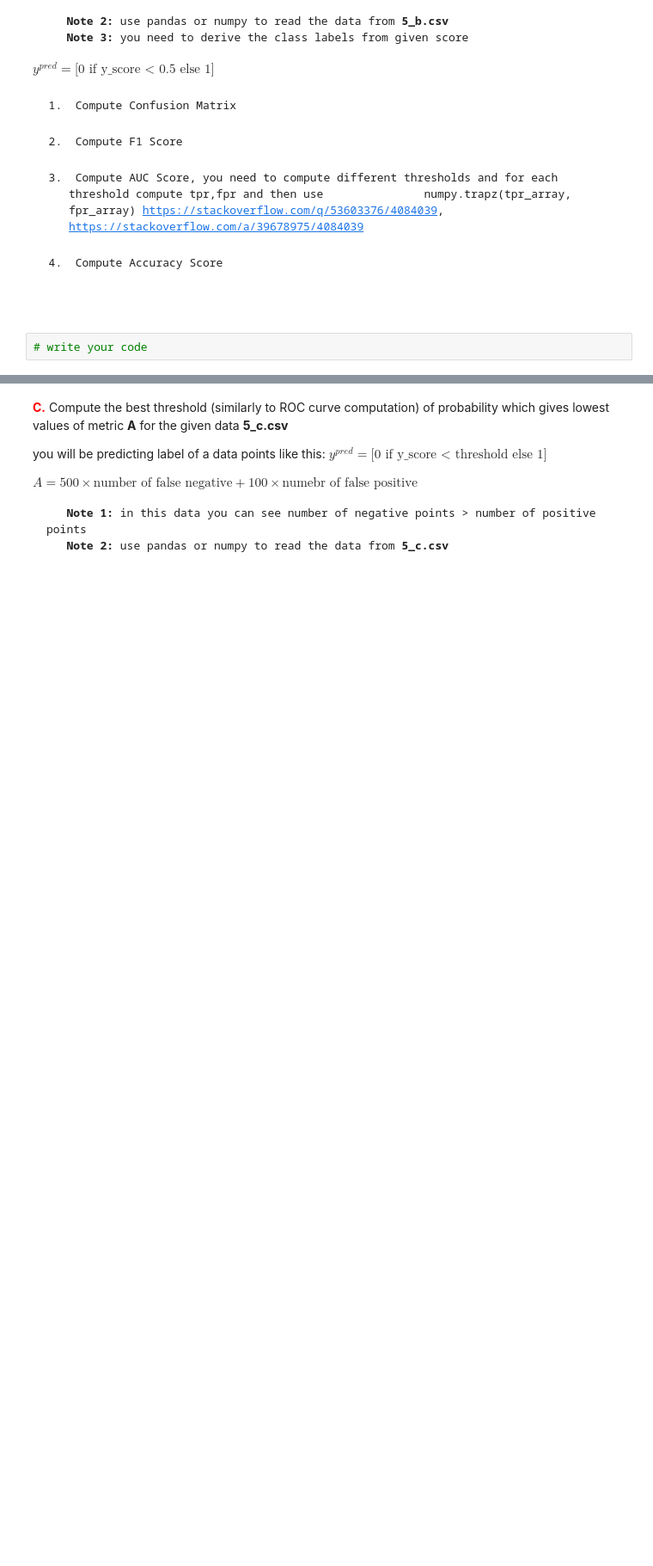
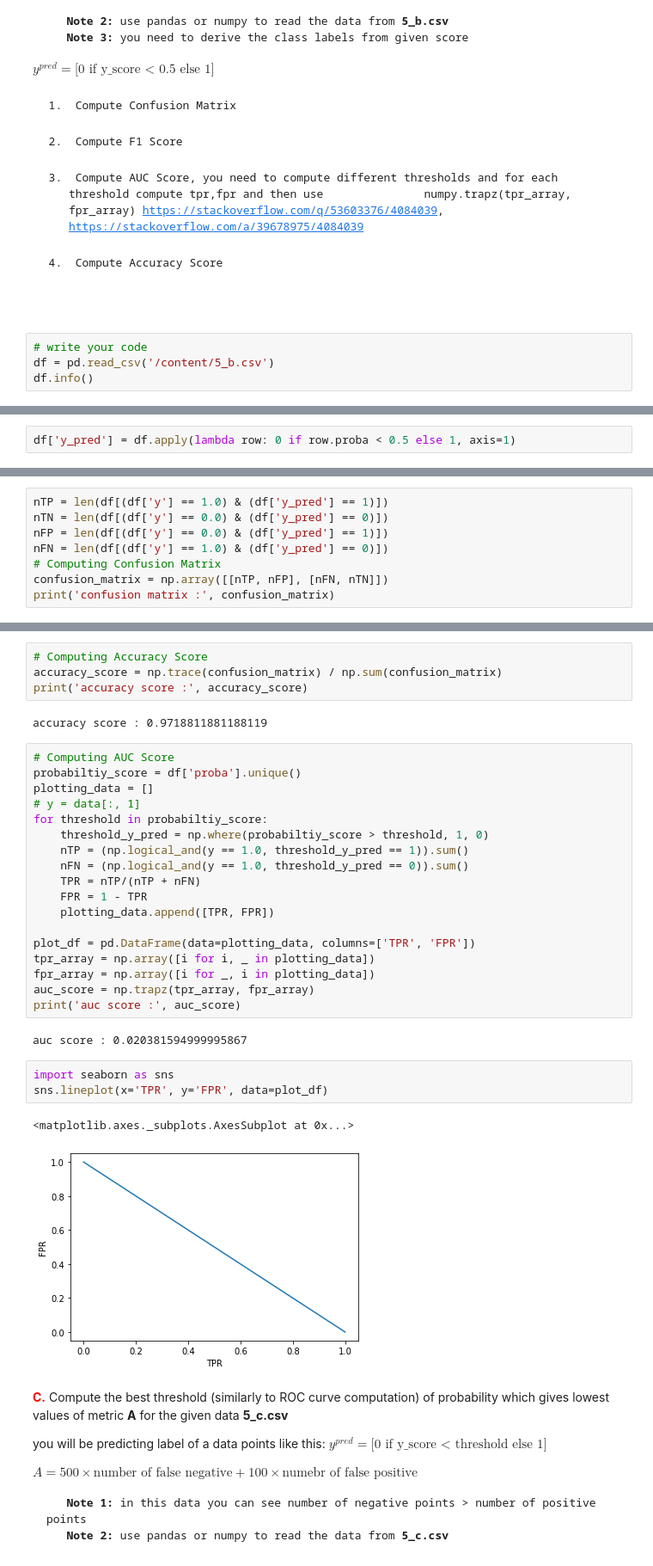
Before and after one commit to abraham-john-paul/AppliedAICourse, a Jupyter notebook: 5_Performance_metrics_Instructions.ipynb, the cells around one changed output, grey strips where cells are left out. Shown at 86% size. Saved outputs shown, nothing was run; the diff lists cells and outputs as text; blank space fills up the shorter version.

```diff
--- a/5_Performance_metrics_Instructions.ipynb
+++ b/5_Performance_metrics_Instructions.ipynb
@@ -52,3 +112,5 @@ y = data[:, 0]
 </pre>
 # %%
 # write your code
+df = pd.read_csv('/content/5_b.csv')
+df.info()
@@ -54,0 +127,2 @@ y = data[:, 0]
+# %%
+df['y_pred'] = df.apply(lambda row: 0 if row.proba < 0.5 else 1, axis=1)
@@ -54,0 +131,8 @@ y = data[:, 0]
+# %%
+nTP = len(df[(df['y'] == 1.0) & (df['y_pred'] == 1)])
+nTN = len(df[(df['y'] == 0.0) & (df['y_pred'] == 0)])
+nFP = len(df[(df['y'] == 0.0) & (df['y_pred'] == 1)])
+nFN = len(df[(df['y'] == 1.0) & (df['y_pred'] == 0)])
+# Computing Confusion Matrix
+confusion_matrix = np.array([[nTP, nFP], [nFN, nTN]])
+print('confusion matrix :', confusion_matrix)
@@ -55,3 +157,35 @@ y = data[:, 0]
+# %%
+# Computing Accuracy Score
+accuracy_score = np.trace(confusion_matrix) / np.sum(confusion_matrix)
+print('accuracy score :', accuracy_score)
+# %% [output]
+accuracy score : 0.9718811881188119
+# %%
+# Computing AUC Score
+probabiltiy_score = df['proba'].unique()
+plotting_data = []
+# y = data[:, 1]
+for threshold in probabiltiy_score:
+    threshold_y_pred = np.where(probabiltiy_score > threshold, 1, 0)
+    nTP = (np.logical_and(y == 1.0, threshold_y_pred == 1)).sum()
+    nFN = (np.logical_and(y == 1.0, threshold_y_pred == 0)).sum()
+    TPR = nTP/(nTP + nFN)
+    FPR = 1 - TPR
+    plotting_data.append([TPR, FPR])
+
+plot_df = pd.DataFrame(data=plotting_data, columns=['TPR', 'FPR'])
+tpr_array = np.array([i for i, _ in plotting_data])
+fpr_array = np.array([i for _, i in plotting_data])
+auc_score = np.trapz(tpr_array, fpr_array)
+print('auc score :', auc_score)
+# %% [output]
+auc score : 0.020381594999995867
+# %%
+import seaborn as sns
+sns.lineplot(x='TPR', y='FPR', data=plot_df)
+# %% [output]
+<matplotlib.axes._subplots.AxesSubplot at 0x...>
+[figure, added]
 # %% [markdown]
 <font color='red'><b>C.</b></font> Compute the best threshold (similarly to ROC curve computation) of probability which gives lowest values of metric <b>A</b> for the given data <strong>5_c.csv</strong>
 <br>
```
Also changed, not shown: parts of 13 cells of this notebook.
